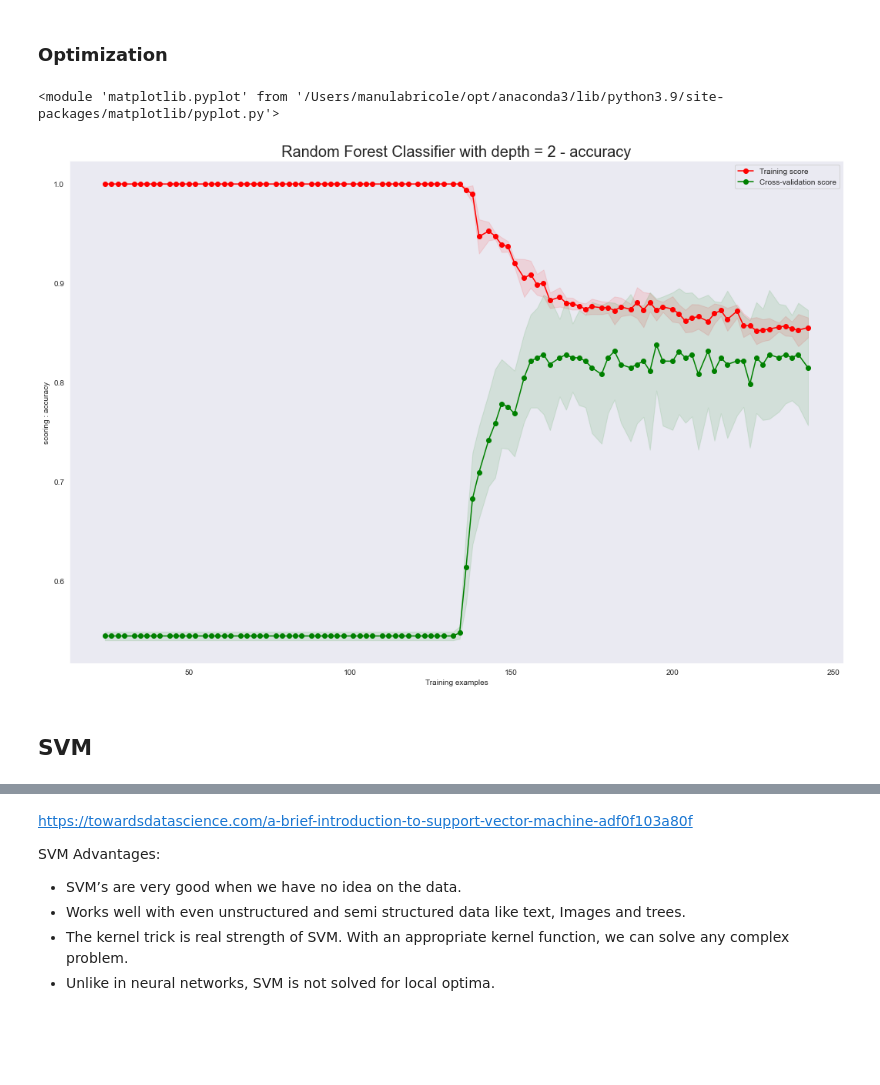
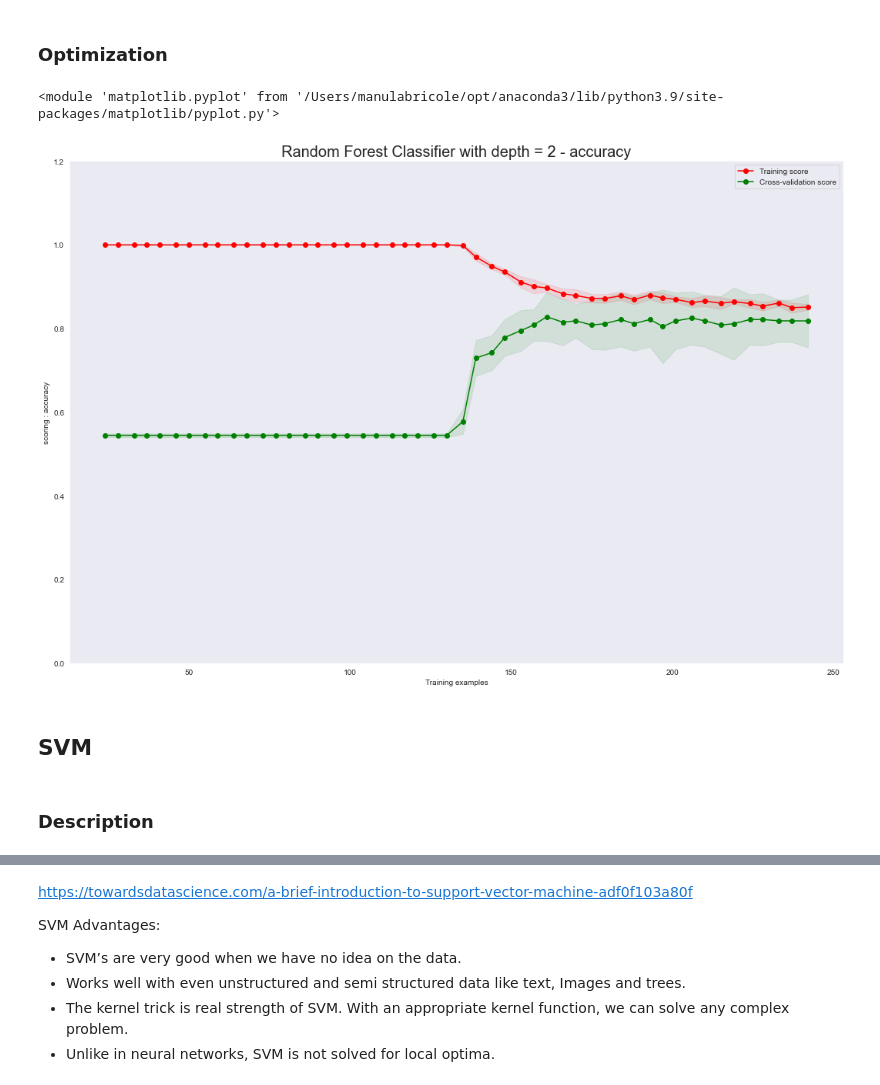
Before and after one commit to ManuLabricole/CDN-MachineLearning, a Jupyter notebook: ML3/ML3.1/ML3.1 - Algorithms Kit Eleve.ipynb, the cells around one changed output, grey strips where cells are left out. Saved outputs shown, nothing was run; the diff lists cells and outputs as text; code cells hidden in the pictures; blank space fills up the shorter version.

Commit message:
fin validation curve

```diff
--- a/ML3/ML3.1/ML3.1 - Algorithms Kit Eleve.ipynb
+++ b/ML3/ML3.1/ML3.1 - Algorithms Kit Eleve.ipynb
@@ -420,9 +420,8 @@ def plot_learning_curve(estimator, title, X, y, ylim=None, cv=None, n_jobs=None,
 
     plt.figure(figsize=(18,12))
     plt.title(title + f"{score}", fontsize=20)
-    if ylim is not None:
-        plt.ylim(*ylim)
 
+    plt.ylim(0, 1.2)
     plt.xlabel("Training examples")
     plt.ylabel(f"scoring : {score}")
 
@@ -526,4 +540,6 @@ full_tree_clf_100 = Pipeline([
     ("preprocessing", full_pipeline),
     ("model", DecisionTreeClassifier(max_depth=100))
 ])
+# %%
+X_transform = full_pipeline.fit_transform(X)
 # %%
@@ -635,24 +645,23 @@ plot_learning_curve(
 # %% [markdown]
 ### Optimization
 # %%
-forest_clf = Pipeline([
-    ("preprocessing", full_pipeline),
-    ("model", RandomForestClassifier(max_depth=2, n_estimators=200, class_weight="balanced"))
-])
+forest_clf = RandomForestClassifier(max_depth=2, n_estimators=200, class_weight="balanced")
 
 
 plot_learning_curve(
     forest_clf,
     "Random Forest Classifier with depth = 2 - ",
-    X,
+    X_transform,
     y,
     ylim=None,
     cv=5,
     n_jobs=-1,
     train_sizes=np.linspace(.1, 1.0, 50),
 )
 # %% [output]
 <module 'matplotlib.pyplot' from '/Users/manulabricole/opt/anaconda3/lib/python3.9/site-packages/matplotlib/pyplot.py'>
-[figure, old version]
+[figure, new version]
 # %% [markdown]
 ## SVM
+# %% [markdown]
+### Description
```
Also changed, not shown: parts of 31 cells of this notebook, 1 other file.
